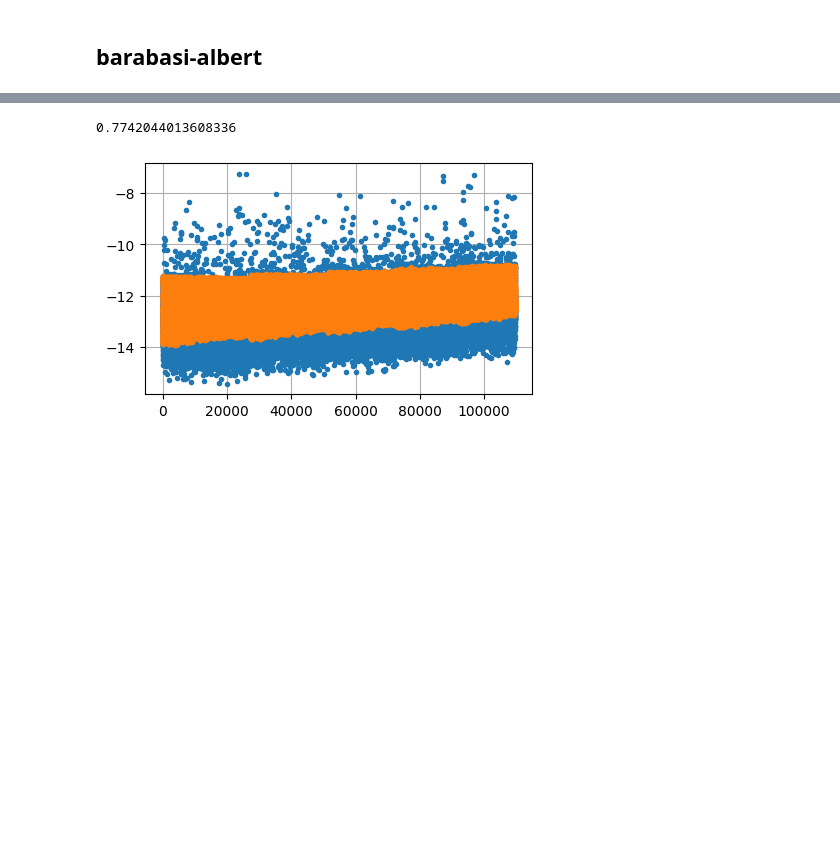
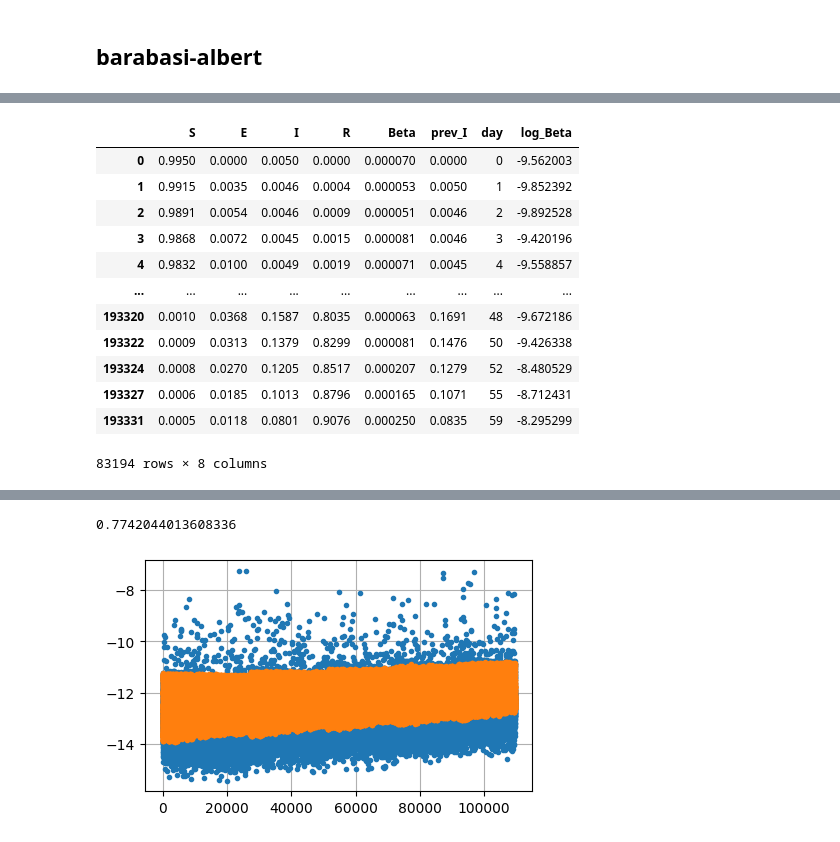
Before and after one commit to Mpkosh/network_hybrid_33, a Jupyter notebook: save_model_regression_day_SEIR_prev_I_for_seir.ipynb, the cells around one changed output, grey strips where cells are left out. Cells and saved outputs as stored; diff of their text form; code cells hidden in the pictures; blank space fills up the shorter version.

```diff
--- a/save_model_regression_day_SEIR_prev_I_for_seir.ipynb
+++ b/save_model_regression_day_SEIR_prev_I_for_seir.ipynb
@@ -81,3 +97,19 @@ plot(model_file, features)
+# %%
+train_df
+# %% [output]
+|  | S | E | I | R | Beta | prev_I | day | log_Beta |
+| 0 | 0.9950 | 0.0000 | 0.0050 | 0.0000 | 0.000070 | 0.0000 | 0 | -9.562003 |
+| 1 | 0.9915 | 0.0035 | 0.0046 | 0.0004 | 0.000053 | 0.0050 | 1 | -9.852392 |
+| 2 | 0.9891 | 0.0054 | 0.0046 | 0.0009 | 0.000051 | 0.0046 | 2 | -9.892528 |
+| 3 | 0.9868 | 0.0072 | 0.0045 | 0.0015 | 0.000081 | 0.0046 | 3 | -9.420196 |
+| 4 | 0.9832 | 0.0100 | 0.0049 | 0.0019 | 0.000071 | 0.0045 | 4 | -9.558857 |
+| ... | ... | ... | ... | ... | ... | ... | ... | ... |
+| 193320 | 0.0010 | 0.0368 | 0.1587 | 0.8035 | 0.000063 | 0.1691 | 48 | -9.672186 |
+| 193322 | 0.0009 | 0.0313 | 0.1379 | 0.8299 | 0.000081 | 0.1476 | 50 | -9.426338 |
+| 193324 | 0.0008 | 0.0270 | 0.1205 | 0.8517 | 0.000207 | 0.1279 | 52 | -8.480529 |
+| 193327 | 0.0006 | 0.0185 | 0.1013 | 0.8796 | 0.000165 | 0.1071 | 55 | -8.712431 |
+| 193331 | 0.0005 | 0.0118 | 0.0801 | 0.9076 | 0.000250 | 0.0835 | 59 | -8.295299 |
+83194 rows × 8 columns
 # %%
 seed_dir='initial_data/initial_data_ba_50000/'
 model_file = seed_dir+'regression_day_SEIR_prev_I_for_seir.joblib'
```
Also changed, not shown: parts of 8 cells of this notebook, 31 other files.
